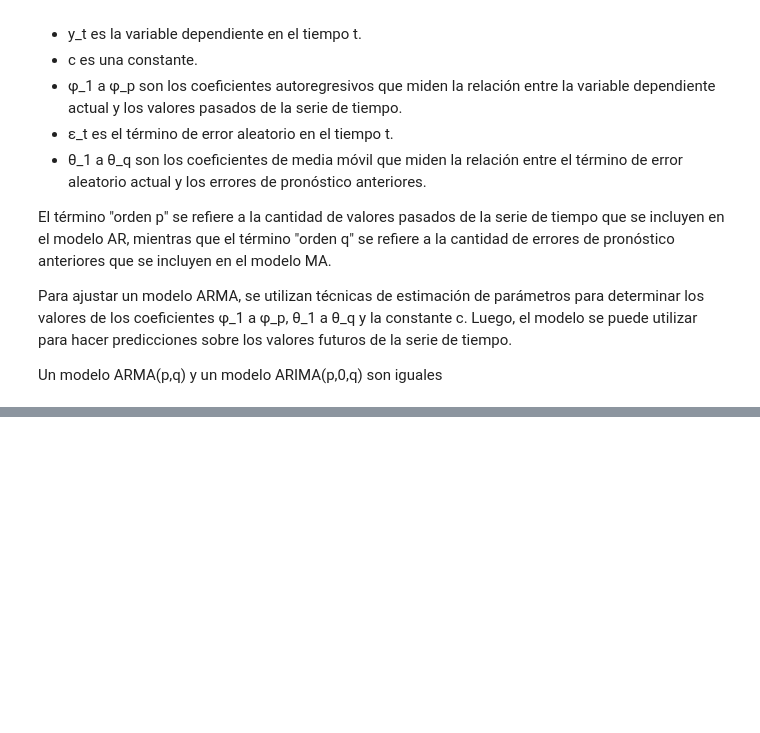
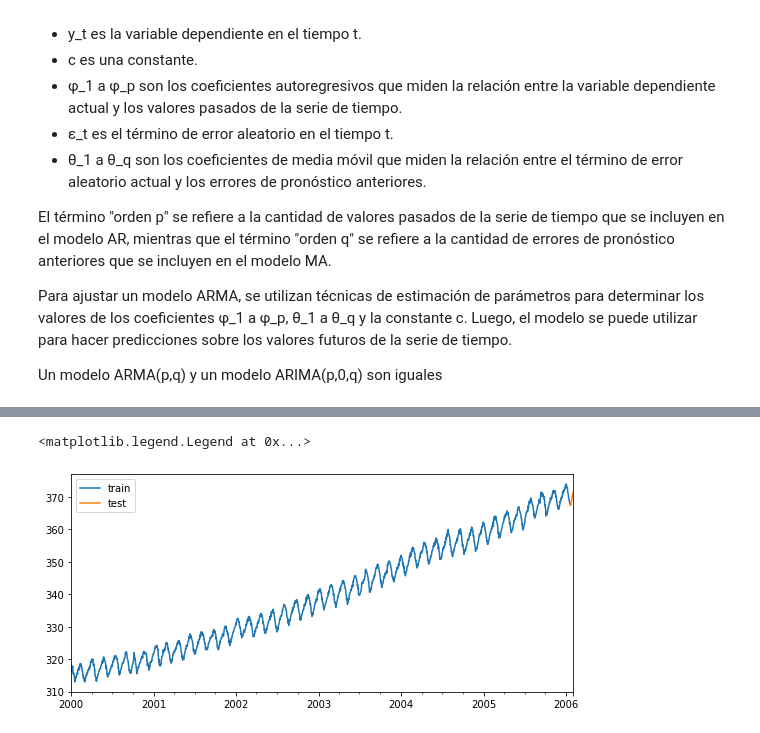
Before and after one commit to carlosevi94/TimeSeriesBasics, a Jupyter notebook: N1.ipynb, the cells around one changed output, grey strips where cells are left out. Cells and saved outputs as stored; diff of their text form; code cells hidden in the pictures; blank space fills up the shorter version.

```diff
--- a/N1.ipynb
+++ b/N1.ipynb
@@ -372,0 +662,13 @@ https://machinelearningmastery.com/time-series-data-stationary-python/
+# %%
+# Para el ejemplo, vamos a cambiar el índice de co2
+
+co2.index = pd.date_range(start='2000-01-01',periods=co2.shape[0],freq='D')
+# %%
+# Separación datos train-test
+
+steps = 15
+train = co2[:-steps]
+test  = co2[-steps:]
+
+print(f"Fechas train : {train.index.min()} --- {train.index.max()}  (n={len(train)})")
+print(f"Fechas test  : {test.index.min()} --- {test.index.max()}  (n={len(test)})")
@@ -372,0 +678,8 @@ https://machinelearningmastery.com/time-series-data-stationary-python/
+# %%
+fig, ax = plt.subplots(figsize=(9, 4))
+train['co2'].plot(ax=ax, label='train')
+test['co2'].plot(ax=ax, label='test')
+ax.legend()
+# %% [output]
+<matplotlib.legend.Legend at 0x...>
+[figure, added]
```
Also changed, not shown: parts of 54 cells of this notebook.
